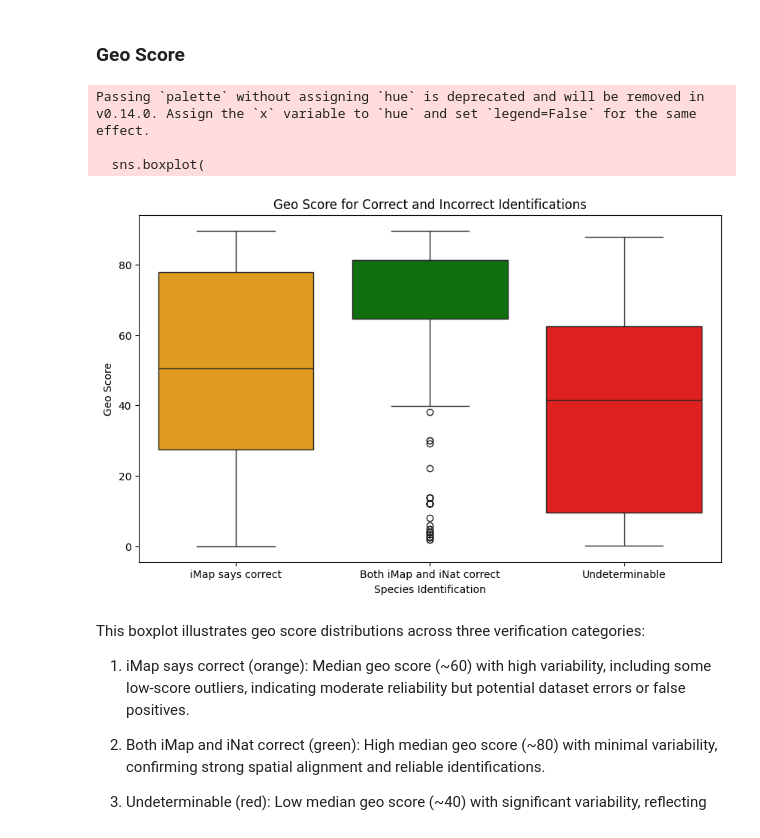
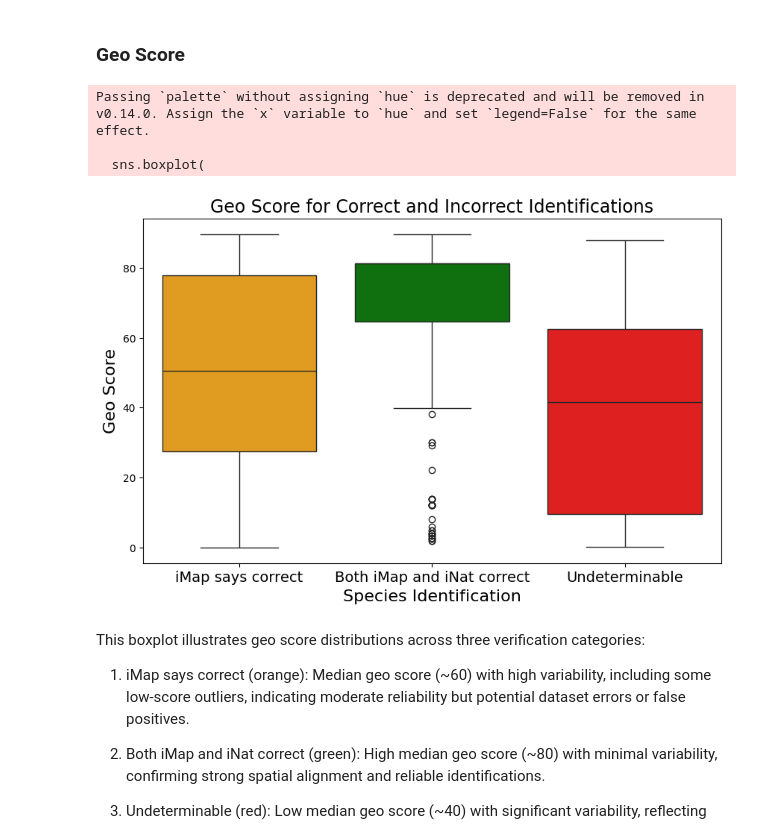
Before and after one commit to tmollick95/iMapInvasives, a Jupyter notebook: Code/Figures and figure code.ipynb, the cells around one changed output. Cells and saved outputs as stored; diff of their text form; code cells hidden in the pictures.

```diff
--- a/Code/Figures and figure code.ipynb
+++ b/Code/Figures and figure code.ipynb
@@ -193,29 +198,30 @@ This highlights the reliability of high combined scores for correct identificati
 # %%
 plt.figure(figsize=(10, 6))
 sns.boxplot(
     data=df,
     x='Verification',
     y='geo_score',
     palette={
         'iMap says correct': 'orange',
         'Both iMap and iNat correct': 'green',
         'Undeterminable': 'red'
     },
     order=['iMap says correct', 'Both iMap and iNat correct', 'Undeterminable'],
     dodge=False  # Ensures the boxes for each category do not overlap
 )
-plt.title('Geo Score for Correct and Incorrect Identifications')
-plt.xlabel("Species Identification")
-plt.ylabel('Geo Score')
+plt.title('Geo Score for Correct and Incorrect Identifications', fontsize=17)
+plt.xlabel("Species Identification", fontsize=16)
+plt.ylabel('Geo Score', fontsize=16)
+plt.xticks(fontsize=14)
 
 # Save the figure in 300 dpi
 plt.savefig('Geo Score for Correct and Incorrect Identifications.png', dpi=300)
 plt.show()
 # %% [output]
 Passing `palette` without assigning `hue` is deprecated and will be removed in v0.14.0. Assign the `x` variable to `hue` and set `legend=False` for the same effect.
 
   sns.boxplot(
-[figure, old version]
+[figure, new version]
 # %% [markdown]
 This boxplot illustrates geo score distributions across three verification categories:
 
```
Also changed, not shown: parts of 3 cells of this notebook.
